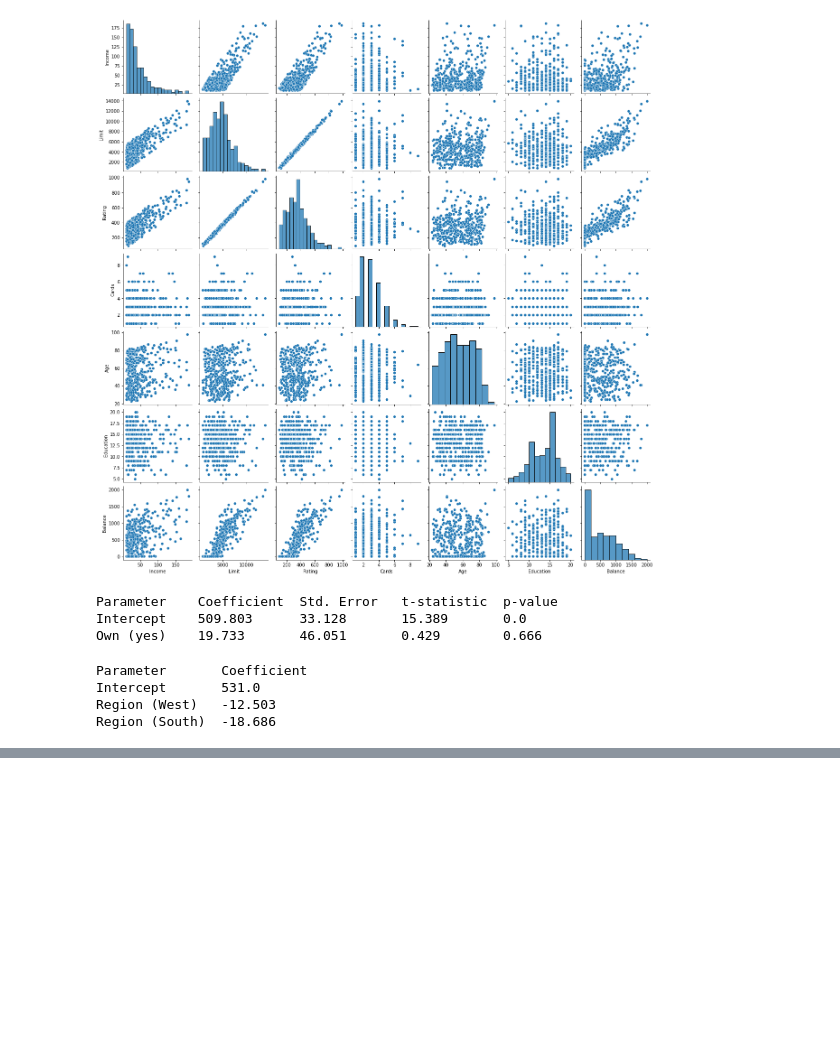
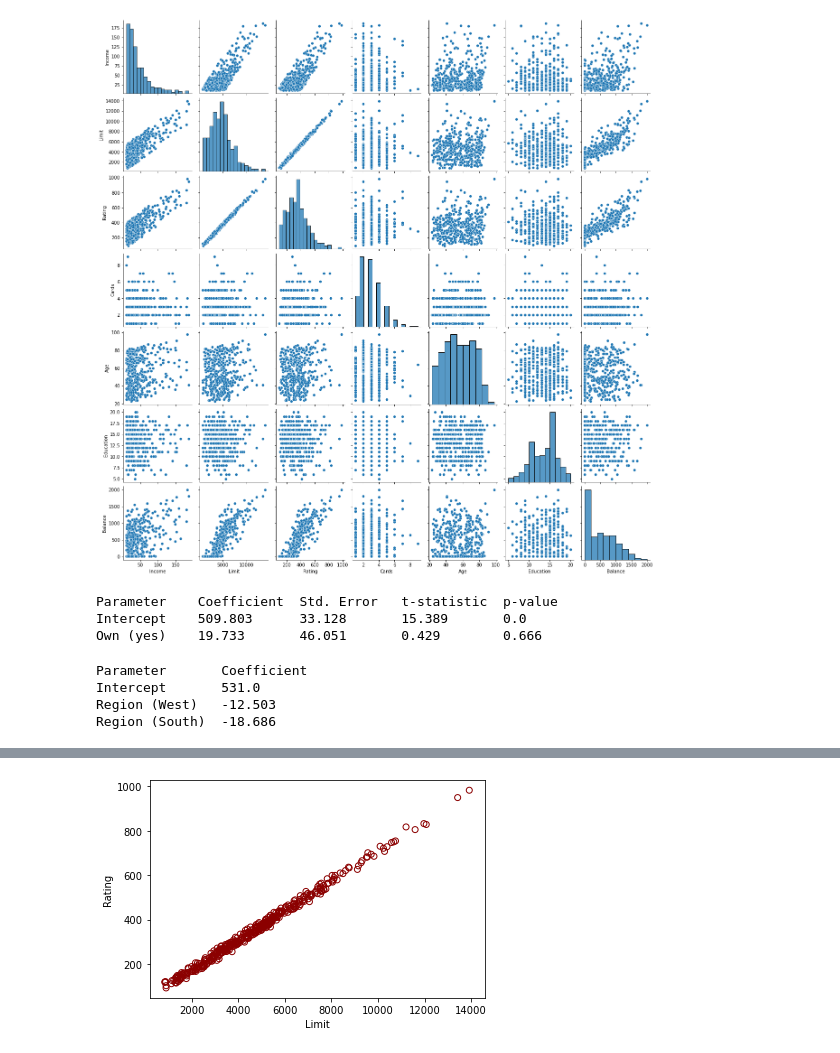
Before and after one commit to mtekant/ISLR_Notes, a Jupyter notebook: Introduction to Statistical Learning, 2nd Edition -- Notes for Ch 3.ipynb, the cells around one changed output, grey strips where cells are left out. Drawn from its saved outputs; the diff is of its cells as text; code cells hidden in the pictures; blank space fills up the shorter version.

```diff
--- a/Introduction to Statistical Learning, 2nd Edition -- Notes for Ch 3.ipynb
+++ b/Introduction to Statistical Learning, 2nd Edition -- Notes for Ch 3.ipynb
@@ -304,0 +484,7 @@ $Y = \beta_0+ \beta_1 X_1 +\beta_2 X_2 + \beta_3 X_1 X_2 +\epsilon$ has the inte
+# %%
+plt.figure(figsize=(6,4))
+plt.scatter(credit['Limit'],credit['Rating'],edgecolor = 'darkred', facecolor ='None')
+plt.xlabel('Limit')
+plt.ylabel('Rating');
+# %% [output]
+[figure, added]
```
Also changed, not shown: parts of 14 cells of this notebook, 1 other file.
